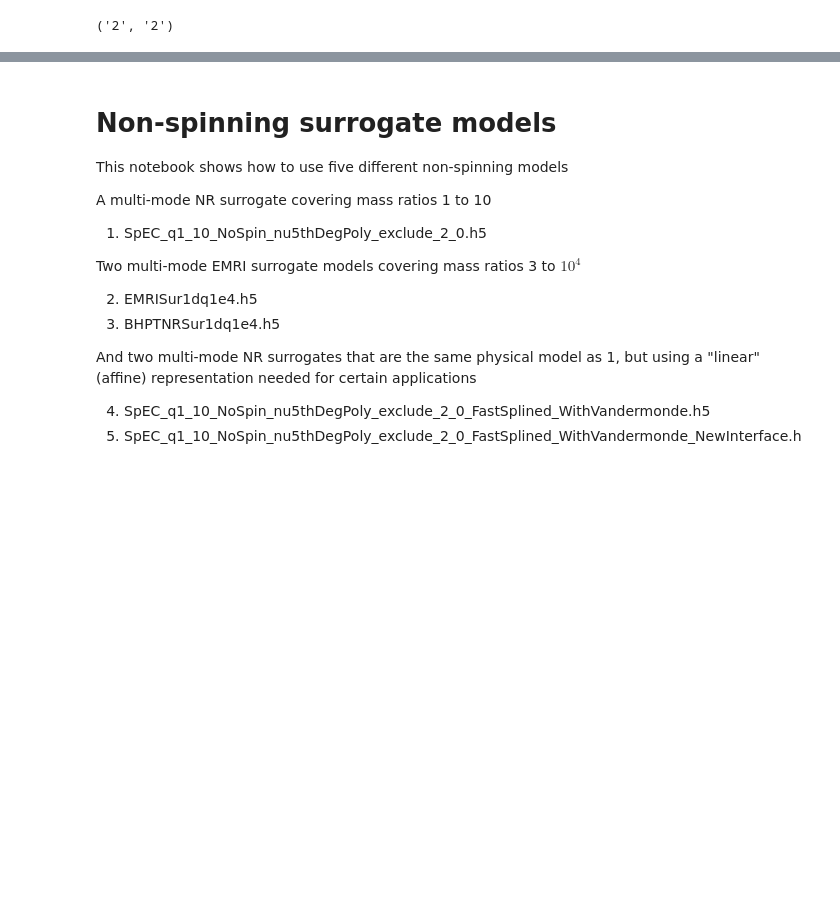
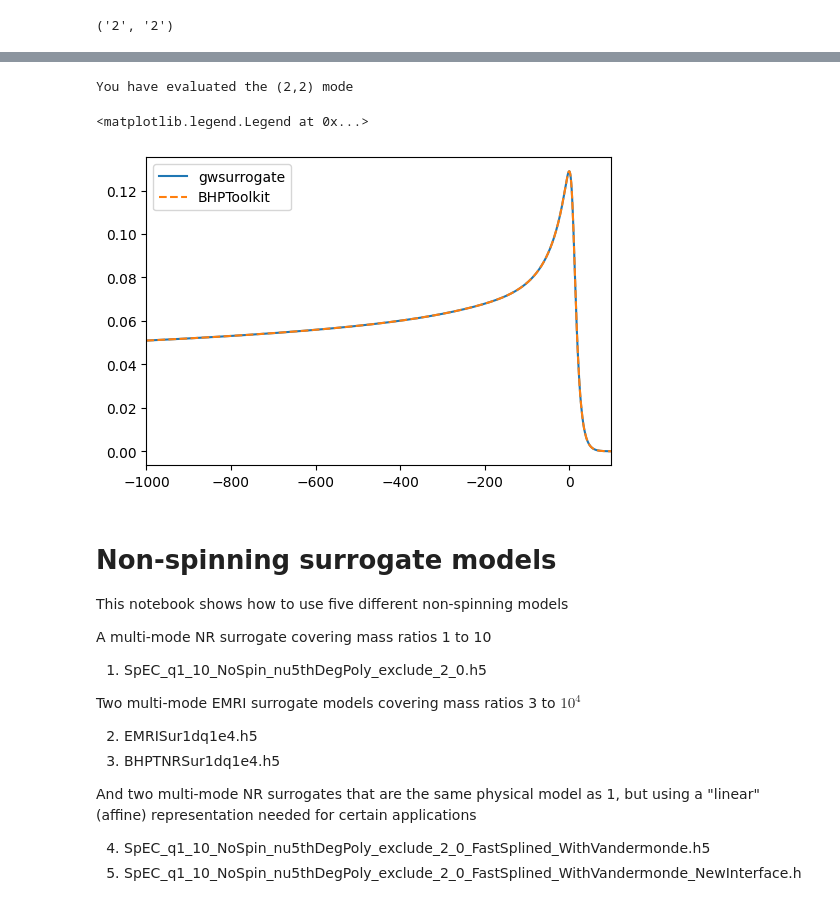
Before and after one commit to sxs-collaboration/gwsurrogate, a Jupyter notebook: tutorial/notebooks/nonspinning_nr_emri.ipynb, the cells around one changed output, grey strips where cells are left out. Cells and saved outputs as stored; diff of their text form; code cells hidden in the pictures; blank space fills up the shorter version.

```diff
--- a/tutorial/notebooks/nonspinning_nr_emri.ipynb
+++ b/tutorial/notebooks/nonspinning_nr_emri.ipynb
@@ -152,3 +108,17 @@ IndexError: index 2 is out of bounds for axis 1 with size 2
+# %%
+modes, times, hp, hc = model(q=10, ell=[2], m=[2], mode_sum=False, fake_neg_modes=False)
+print('You have evaluated the (%i,%i) mode'%(modes[0][0],modes[0][1]))
+# %% [output]
+You have evaluated the (2,2) mode
+# %%
+plt.figure(figsize=(6,4))
+plt.plot(times, abs(hp + 1j*hc), label='gwsurrogate')
+plt.plot(tsur, abs(hsur[(2,2)]), '--', label='BHPToolkit')
+plt.xlim(-1000,100)
+plt.legend()
+# %% [output]
+<matplotlib.legend.Legend at 0x...>
+[figure, added]
 # %% [markdown]
 # Non-spinning surrogate models
 
```
Also changed, not shown: parts of 16 cells of this notebook, 3 other files.
